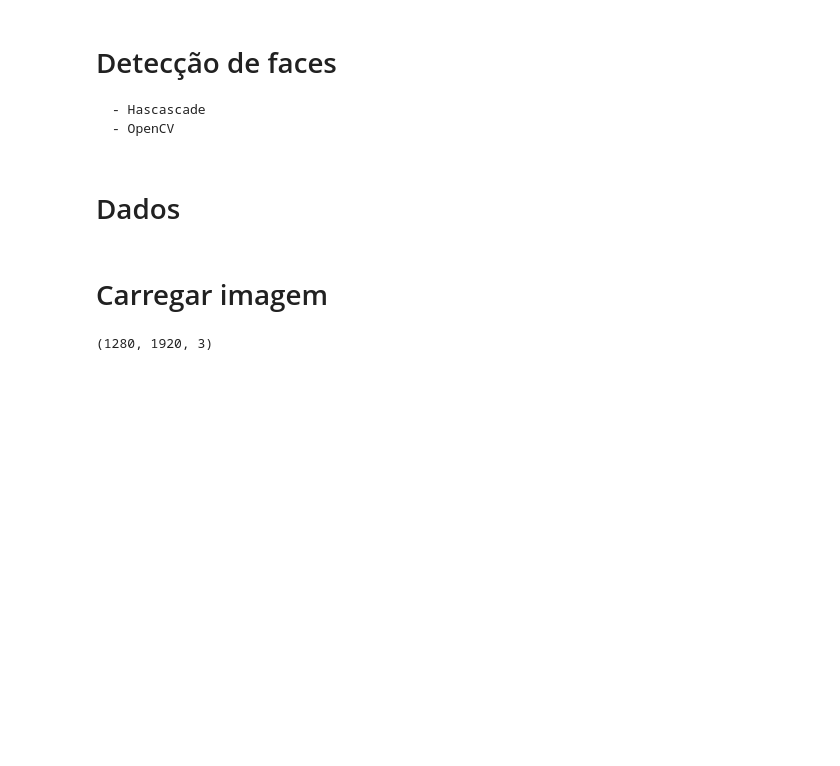
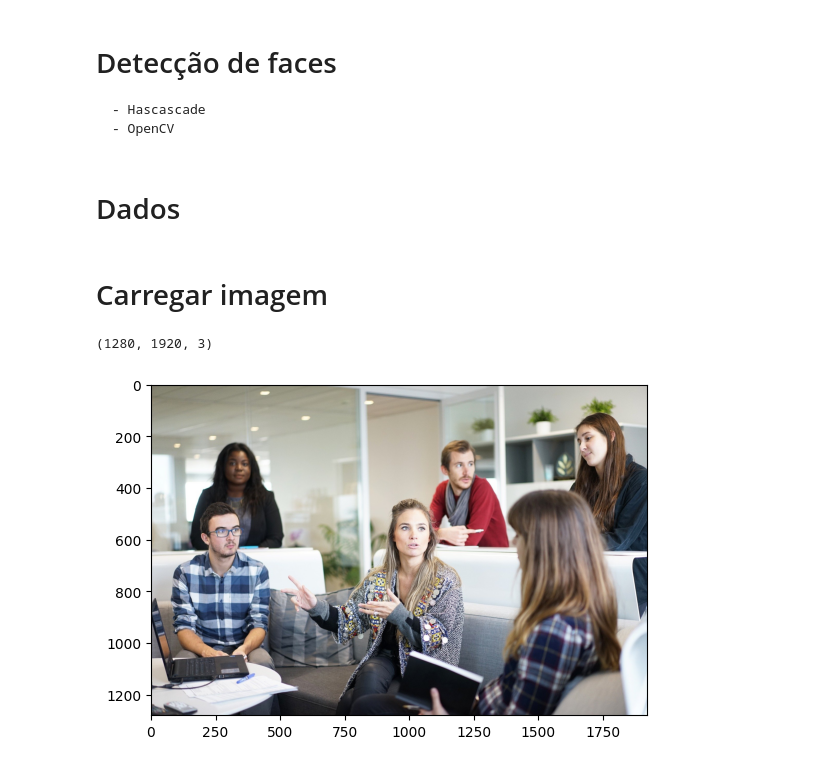
Before and after one commit to Eric-Oliveira-ds/computer-vision, a Jupyter notebook: notebooks/face_detection.ipynb, the cells around one changed output. Cells and saved outputs as stored; diff of their text form; code cells hidden in the pictures; blank space fills up the shorter version.

```diff
--- a/notebooks/face_detection.ipynb
+++ b/notebooks/face_detection.ipynb
@@ -22,0 +25,5 @@ imagem.shape
+# %%
+plt.imshow(obj_img)
+plt.show()
+# %% [output]
+[figure, added]
```
Also changed, not shown: parts of 19 cells of this notebook.
